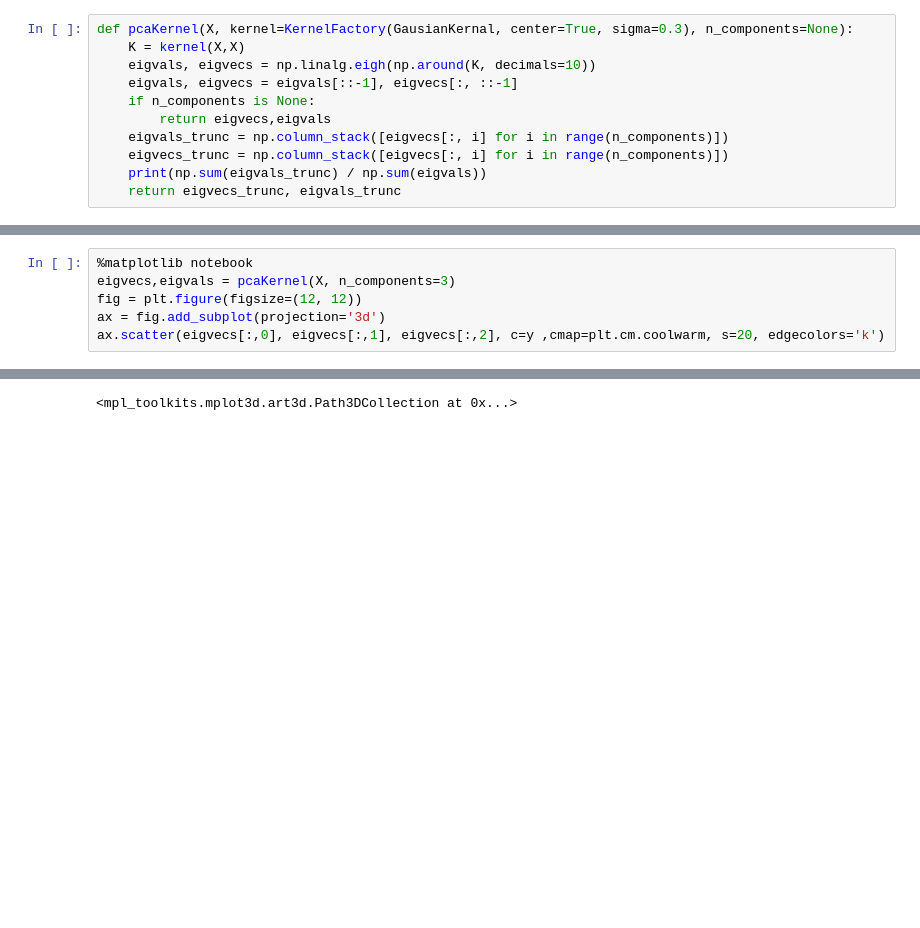
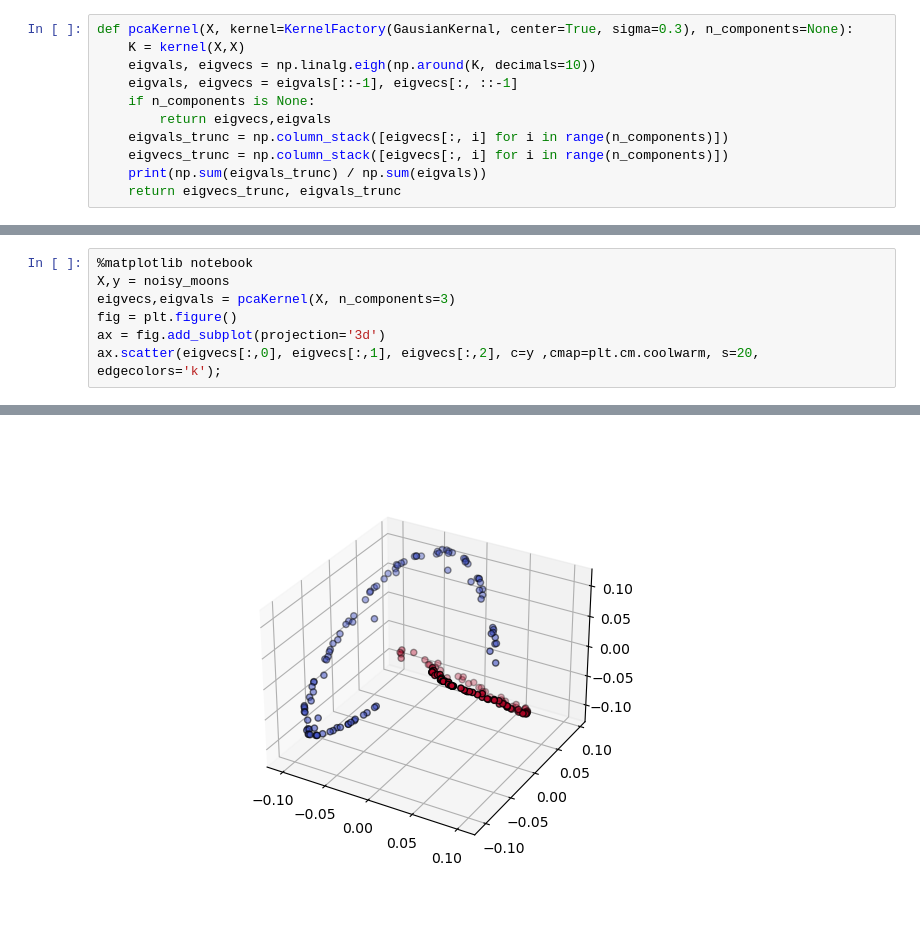
Before and after one commit to ShaggyBommba/StatisticalML, a Jupyter notebook: DimensionReducion/PCA.ipynb, the cells around one changed output, grey strips where cells are left out. Drawn from its saved outputs; the diff is of its cells as text; blank space fills up the shorter version.

```diff
--- a/DimensionReducion/PCA.ipynb
+++ b/DimensionReducion/PCA.ipynb
@@ -360,7 +361,8 @@ ax.scatter(np.arange(0,len(weights),1), weights)
 # %%
 %matplotlib notebook
+X,y = noisy_moons
 eigvecs,eigvals = pcaKernel(X, n_components=3)
-fig = plt.figure(figsize=(12, 12))
+fig = plt.figure()
 ax = fig.add_subplot(projection='3d')
-ax.scatter(eigvecs[:,0], eigvecs[:,1], eigvecs[:,2], c=y ,cmap=plt.cm.coolwarm, s=20, edgecolors='k')
+ax.scatter(eigvecs[:,0], eigvecs[:,1], eigvecs[:,2], c=y ,cmap=plt.cm.coolwarm, s=20, edgecolors='k');
 # %% [output]
@@ -369,4 +371,4 @@ Warning: Cannot change to a different GUI toolkit: notebook. Using qt instead.
-<mpl_toolkits.mplot3d.art3d.Path3DCollection at 0x...>
+[figure, added]
 # %%
 %matplotlib notebook
 X,y = noisy_moons
```
Also changed, not shown: parts of 8 cells of this notebook, 9 other files.
